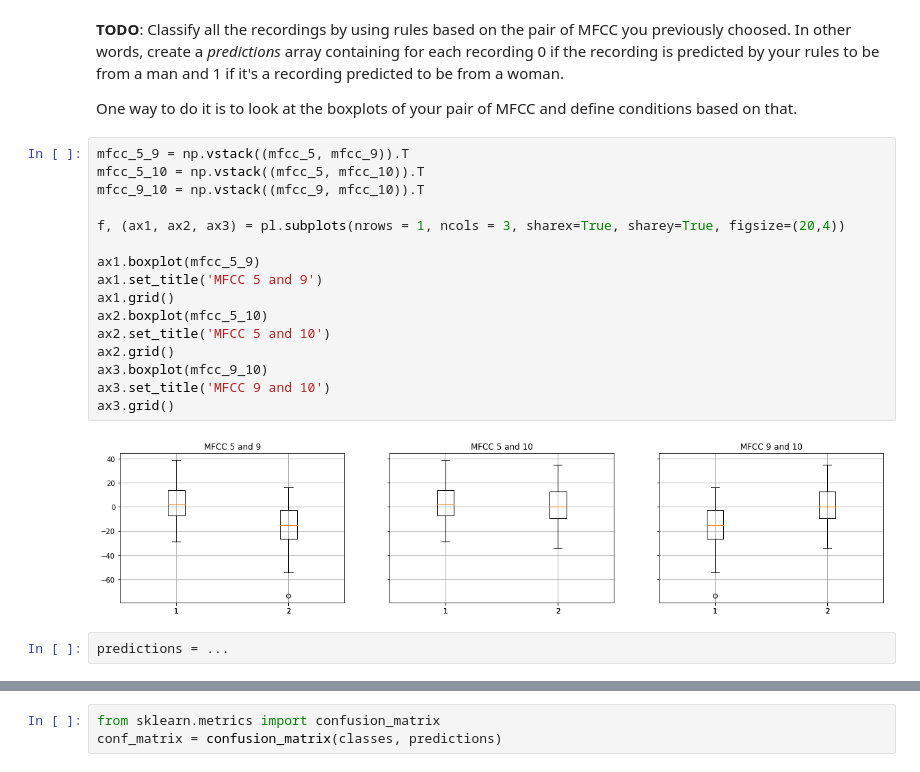
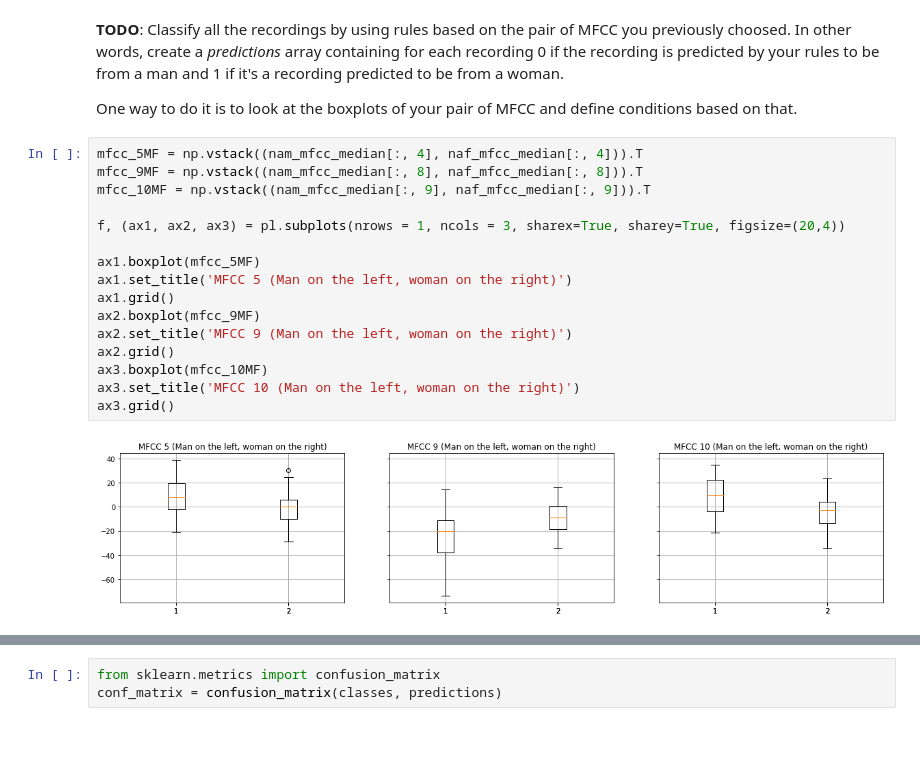
Before and after one commit to heig-vkaelin/arn, a Jupyter notebook: pw1/ARN_PW1.ipynb, the cells around one changed output, grey strips where cells are left out. Cells and saved outputs as stored; diff of their text form; blank space fills up the shorter version.

```diff
--- a/pw1/ARN_PW1.ipynb
+++ b/pw1/ARN_PW1.ipynb
@@ -186,22 +188,20 @@ In other words, create a _predictions_ array containing for each recording 0 if
 
 One way to do it is to look at the boxplots of your pair of MFCC and define conditions based on that.
 # %%
-mfcc_5_9 = np.vstack((mfcc_5, mfcc_9)).T
-mfcc_5_10 = np.vstack((mfcc_5, mfcc_10)).T
-mfcc_9_10 = np.vstack((mfcc_9, mfcc_10)).T
+mfcc_5MF = np.vstack((nam_mfcc_median[:, 4], naf_mfcc_median[:, 4])).T
+mfcc_9MF = np.vstack((nam_mfcc_median[:, 8], naf_mfcc_median[:, 8])).T
+mfcc_10MF = np.vstack((nam_mfcc_median[:, 9], naf_mfcc_median[:, 9])).T
 
 f, (ax1, ax2, ax3) = pl.subplots(nrows = 1, ncols = 3, sharex=True, sharey=True, figsize=(20,4))
 
-ax1.boxplot(mfcc_5_9)
-ax1.set_title('MFCC 5 and 9')
+ax1.boxplot(mfcc_5MF)
+ax1.set_title('MFCC 5 (Man on the left, woman on the right)')
 ax1.grid()
-ax2.boxplot(mfcc_5_10)
-ax2.set_title('MFCC 5 and 10')
+ax2.boxplot(mfcc_9MF)
+ax2.set_title('MFCC 9 (Man on the left, woman on the right)')
 ax2.grid()
-ax3.boxplot(mfcc_9_10)
-ax3.set_title('MFCC 9 and 10')
+ax3.boxplot(mfcc_10MF)
+ax3.set_title('MFCC 10 (Man on the left, woman on the right)')
 ax3.grid()
 # %% [output]
-[figure, old version]
+[figure, new version]
-# %%
-predictions = ...
```
Also changed, not shown: parts of 3 cells of this notebook.
